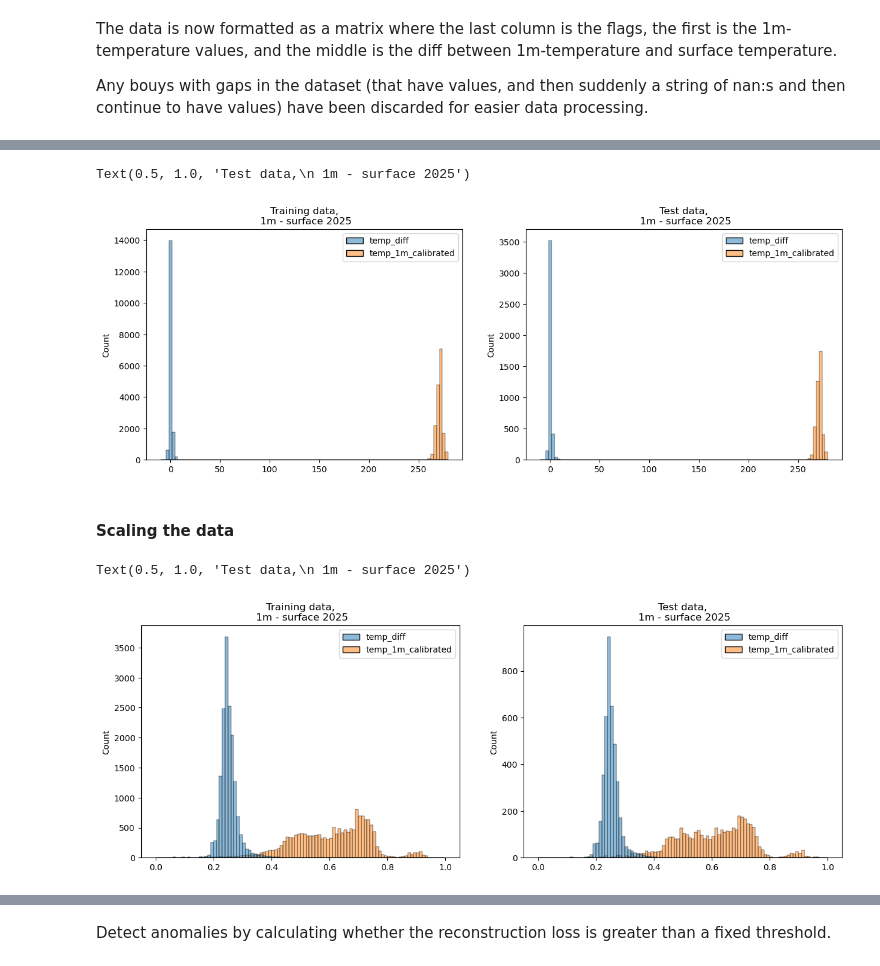
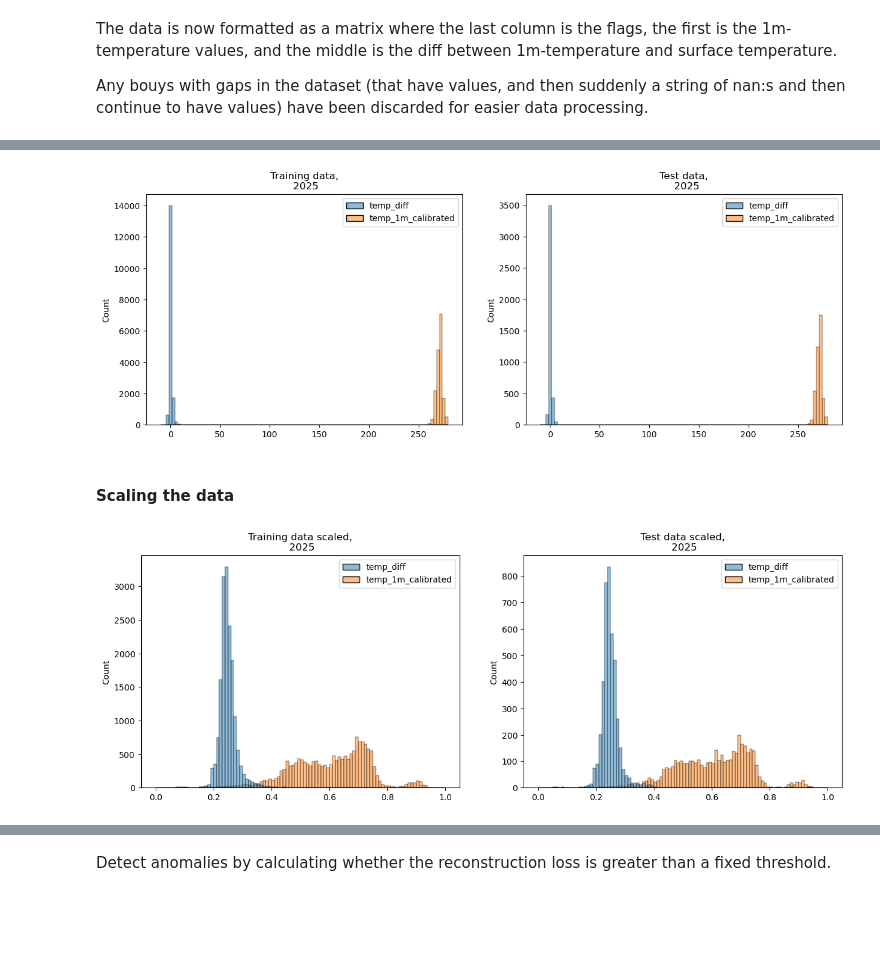
Before and after one commit to johtj/data_analysis_ml_project3, a Jupyter notebook: autoencoder.ipynb, the cells around one changed output, grey strips where cells are left out. Saved outputs shown, nothing was run; the diff lists cells and outputs as text; code cells hidden in the pictures; blank space fills up the shorter version.

```diff
--- a/autoencoder.ipynb
+++ b/autoencoder.ipynb
@@ -39,7 +39,7 @@ The data is now formatted as a matrix where the last column is the flags, the fi
 
 Any bouys with gaps in the dataset (that have values, and then suddenly a string of nan:s and then continue to have values) have been discarded for easier data processing.
 # %%
-variables = ["temp_1m_calibrated","temp_diff","temp_1m_quality_flag"]
+variables = ["temp_1m_calibrated","temp_diff","temp_1m_quality_flag","time_temp"]
 
 dataset_2025 = dw.pool_data_variables(ds_2025,variables,[5,12,13],False)
 #print(dataset_2025)
@@ -51,6 +51,8 @@ dataset_2024 = dw.pool_data_variables(ds_2024,
                                         19, 21, 22, 23, 24, 25, 28, 32],
                                       False)
 # %%
-data = dataset_2025[["temp_diff","temp_1m_calibrated"]]
-labels = dataset_2025["temp_1m_quality_flag"]
-print(data)
+data_2025 = dataset_2025[["temp_diff","temp_1m_calibrated"]]
+labels_2025 = dataset_2025["temp_1m_quality_flag"]
+
+data_2024 = dataset_2024[["temp_diff","temp_1m_calibrated"]]
+labels_2024 = dataset_2024["temp_1m_quality_flag"]
@@ -72,6 +59,6 @@ print(data)
 # %%
-train_data,test_data,train_labels,test_labels = train_test_split(data,
-                                                                 labels,
+train_data,test_data,train_labels,test_labels = train_test_split(data_2025,
+                                                                 labels_2025,
                                                                  test_size=0.2)
 # %%
 fig = plt.figure(figsize=(15,5))
@@ -79,15 +66,16 @@ bins = np.histogram_bin_edges(train_data, bins=100)
 
 ax = plt.subplot(1,2,1)
 sns.histplot(train_data,ax=ax,bins=bins)
-ax.set_title("Training data,\n 1m - surface 2025")
+ax.set_title("Training data,\n 2025")
 
 
 ax1 = plt.subplot(1,2,2)
 sns.histplot(test_data,ax=ax1,bins=bins)
-ax1.set_title("Test data,\n 1m - surface 2025")
+ax1.set_title("Test data,\n  2025")
+
+plt.savefig("figures/train_test_2025_unscaled.png")
 # %% [output]
-Text(0.5, 1.0, 'Test data,\n 1m - surface 2025')
-[figure, old version]
+[figure, new version]
 # %% [markdown]
 #### Scaling the data
 # %%
@@ -107,18 +93,19 @@ test_data["temp_1m_calibrated"] = (test_data["temp_1m_calibrated"] - min_val) /
 # %%
 fig = plt.figure(figsize=(15,5))
 bins = np.histogram_bin_edges(train_data, bins=100)
 
 ax = plt.subplot(1,2,1)
 sns.histplot(train_data,ax=ax,bins=bins)
-ax.set_title("Training data,\n 1m - surface 2025")
+ax.set_title("Training data scaled,\n 2025")
 
 
 ax1 = plt.subplot(1,2,2)
 sns.histplot(test_data,ax=ax1,bins=bins)
-ax1.set_title("Test data,\n 1m - surface 2025")
+ax1.set_title("Test data scaled,\n 2025")
+
+plt.savefig("figures/train_test_2025_scaled.png")
 # %% [output]
-Text(0.5, 1.0, 'Test data,\n 1m - surface 2025')
-[figure, old version]
+[figure, new version]
 # %%
 train_labels = train_labels.astype(bool)
 test_labels = test_labels.astype(bool)
```
Also changed, not shown: parts of 26 cells of this notebook, 10 other files.
